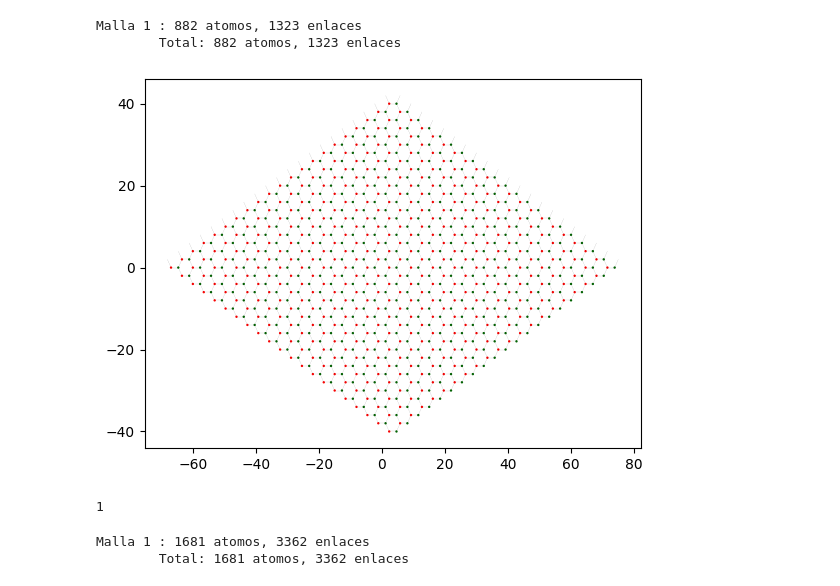
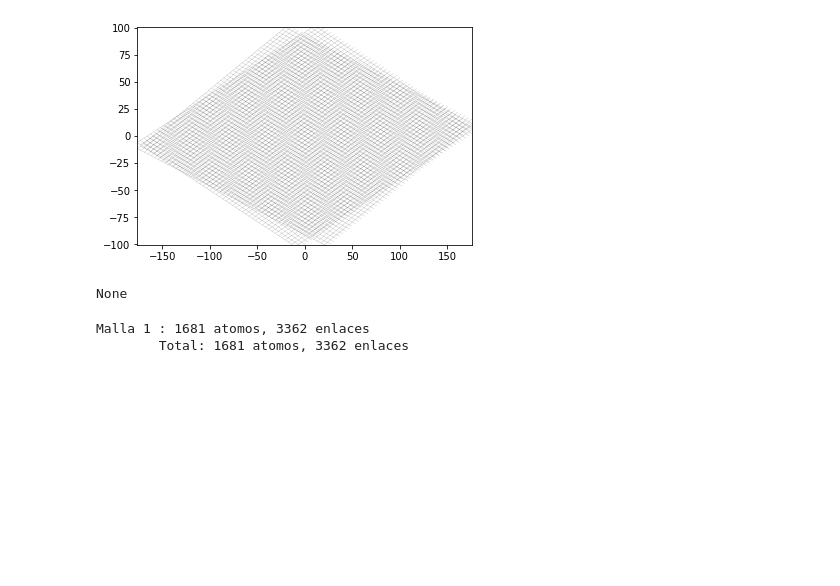
Before and after one commit to OssielAg/SS, a Jupyter notebook: 2daEntrega/Mallas2.ipynb, the cells around one changed output. Saved outputs shown, nothing was run; the diff lists cells and outputs as text; code cells hidden in the pictures; blank space fills up the shorter version.

```diff
--- a/2daEntrega/Mallas2.ipynb
+++ b/2daEntrega/Mallas2.ipynb
@@ -168,10 +175,16 @@ malla1.crea(10,10,2,colors=['red','darkgreen']);
 # %%
-muestra([malla1],name='ejemplo1.png')
+#muestra([malla1],name='ejemplo1.png')
+fig, axs = plt.subplots()
+malla1.printWeb(axs)
+malla3.printWeb(axs)
+plt.plot()
+plt.savefig('malla.png',dpi=900, bbox_inches='tight')
 # %% [output]
-Malla 1 : 882 atomos, 1323 enlaces
-        Total: 882 atomos, 1323 enlaces
-[figure, old version]
+[figure, new version]
-1
+# %%
+print(zz)
+# %% [output]
+None
 # %%
 #Creamos una red cuadrada
 malla2 = Malla((2,1),(-2,1))
```
Also changed, not shown: parts of 10 cells of this notebook, 11 other files.
